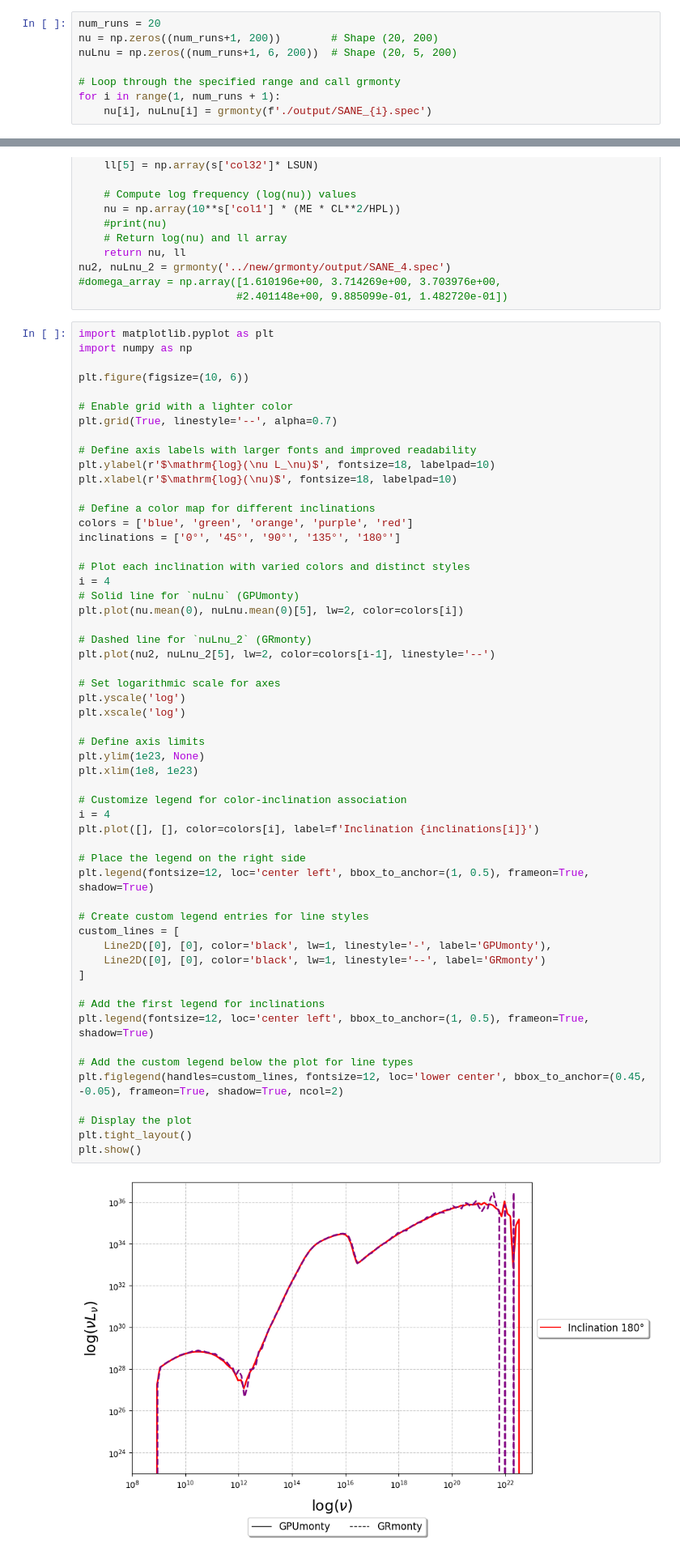
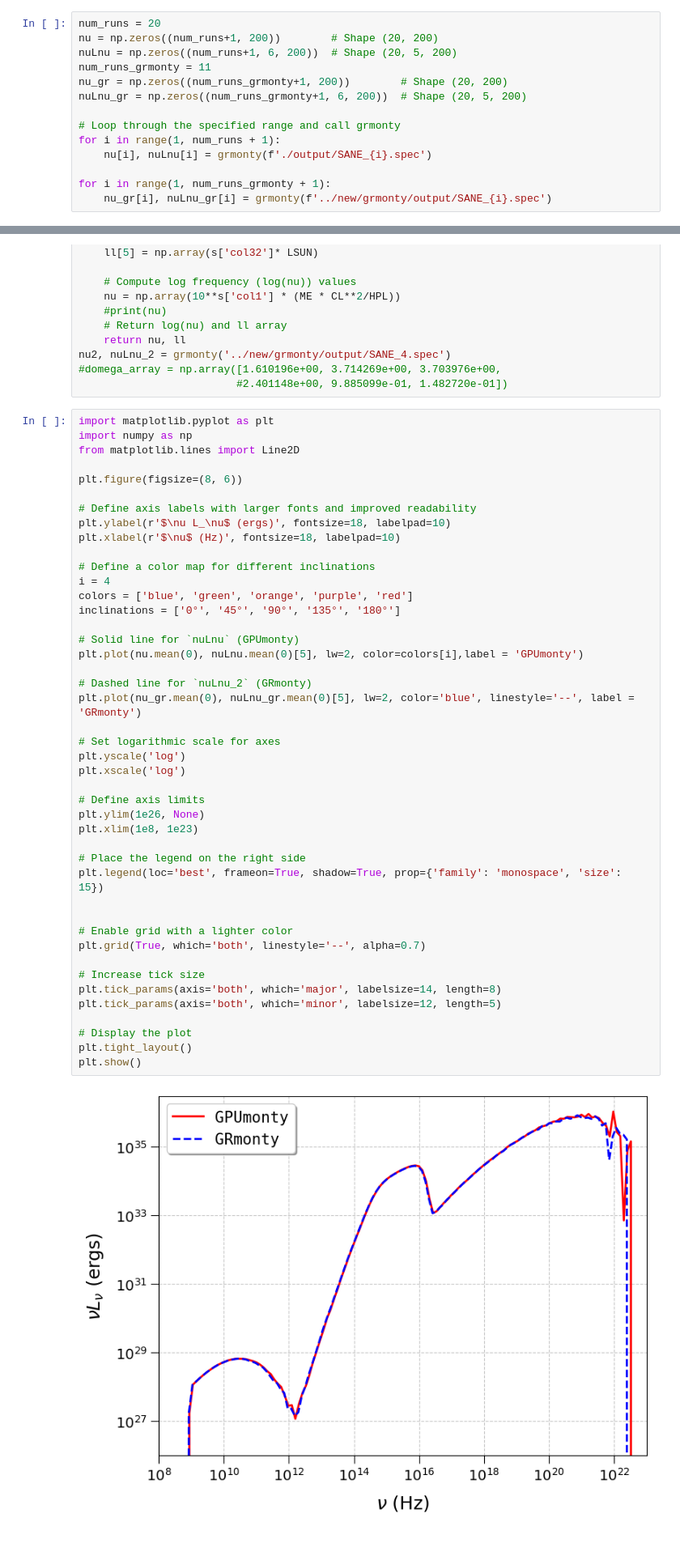
Before and after one commit to black-hole-group/gpumonty, a Jupyter notebook: Untitled.ipynb, the cells around one changed output, grey strips where cells are left out. Shown at 81% size. Saved outputs shown, nothing was run; the diff lists cells and outputs as text.

```diff
--- a/Untitled.ipynb
+++ b/Untitled.ipynb
@@ -40,10 +40,16 @@ nu, nuLnu = grmonty('./output/SANE2.03.spec')
 num_runs = 20
 nu = np.zeros((num_runs+1, 200))        # Shape (20, 200)
 nuLnu = np.zeros((num_runs+1, 6, 200))  # Shape (20, 5, 200)
+num_runs_grmonty = 11
+nu_gr = np.zeros((num_runs_grmonty+1, 200))        # Shape (20, 200)
+nuLnu_gr = np.zeros((num_runs_grmonty+1, 6, 200))  # Shape (20, 5, 200)
 
 # Loop through the specified range and call grmonty
 for i in range(1, num_runs + 1):
     nu[i], nuLnu[i] = grmonty(f'./output/SANE_{i}.spec')
+
+for i in range(1, num_runs_grmonty + 1):
+    nu_gr[i], nuLnu_gr[i] = grmonty(f'../new/grmonty/output/SANE_{i}.spec')
 # %%
 import numpy as np
 from astropy.io import ascii
@@ -85,60 +91,49 @@ nu2, nuLnu_2 = grmonty('../new/grmonty/output/SANE_4.spec')
 # %%
 import matplotlib.pyplot as plt
 import numpy as np
+from matplotlib.lines import Line2D
 
-plt.figure(figsize=(10, 6))
-
-# Enable grid with a lighter color
-plt.grid(True, linestyle='--', alpha=0.7)
+plt.figure(figsize=(8, 6))
 
 # Define axis labels with larger fonts and improved readability
-plt.ylabel(r'$\mathrm{log}(\nu L_\nu)$', fontsize=18, labelpad=10)
-plt.xlabel(r'$\mathrm{log}(\nu)$', fontsize=18, labelpad=10)
+plt.ylabel(r'$\nu L_\nu$ (ergs)', fontsize=18, labelpad=10)
+plt.xlabel(r'$\nu$ (Hz)', fontsize=18, labelpad=10)
 
 # Define a color map for different inclinations
+i = 4
 colors = ['blue', 'green', 'orange', 'purple', 'red']
 inclinations = ['0°', '45°', '90°', '135°', '180°']
 
-# Plot each inclination with varied colors and distinct styles
-i = 4
 # Solid line for `nuLnu` (GPUmonty)
-plt.plot(nu.mean(0), nuLnu.mean(0)[5], lw=2, color=colors[i])
+plt.plot(nu.mean(0), nuLnu.mean(0)[5], lw=2, color=colors[i],label = 'GPUmonty')
 
 # Dashed line for `nuLnu_2` (GRmonty)
-plt.plot(nu2, nuLnu_2[5], lw=2, color=colors[i-1], linestyle='--')
+plt.plot(nu_gr.mean(0), nuLnu_gr.mean(0)[5], lw=2, color='blue', linestyle='--', label = 'GRmonty')
 
 # Set logarithmic scale for axes
 plt.yscale('log')
 plt.xscale('log')
 
 # Define axis limits
-plt.ylim(1e23, None)
+plt.ylim(1e26, None)
 plt.xlim(1e8, 1e23)
 
-# Customize legend for color-inclination association
-i = 4
-plt.plot([], [], color=colors[i], label=f'Inclination {inclinations[i]}')
+# Place the legend on the right side
+plt.legend(loc='best', frameon=True, shadow=True, prop={'family': 'monospace', 'size': 15})
 
-# Place the legend on the right side
-plt.legend(fontsize=12, loc='center left', bbox_to_anchor=(1, 0.5), frameon=True, shadow=True)
 
-# Create custom legend entries for line styles
-custom_lines = [
-    Line2D([0], [0], color='black', lw=1, linestyle='-', label='GPUmonty'),
-    Line2D([0], [0], color='black', lw=1, linestyle='--', label='GRmonty')
-]
+# Enable grid with a lighter color
+plt.grid(True, which='both', linestyle='--', alpha=0.7)
 
-# Add the first legend for inclinations
-plt.legend(fontsize=12, loc='center left', bbox_to_anchor=(1, 0.5), frameon=True, shadow=True)
-
-# Add the custom legend below the plot for line types
-plt.figlegend(handles=custom_lines, fontsize=12, loc='lower center', bbox_to_anchor=(0.45, -0.05), frameon=True, shadow=True, ncol=2)
+# Increase tick size
+plt.tick_params(axis='both', which='major', labelsize=14, length=8)
+plt.tick_params(axis='both', which='minor', labelsize=12, length=5)
 
 # Display the plot
 plt.tight_layout()
 plt.show()
 # %% [output]
-[figure, old version]
+[figure, new version]
 # %%
 import matplotlib.pyplot as plt
 import numpy as np
```
Also changed, not shown: parts of 1 cell of this notebook, 1 other file.
